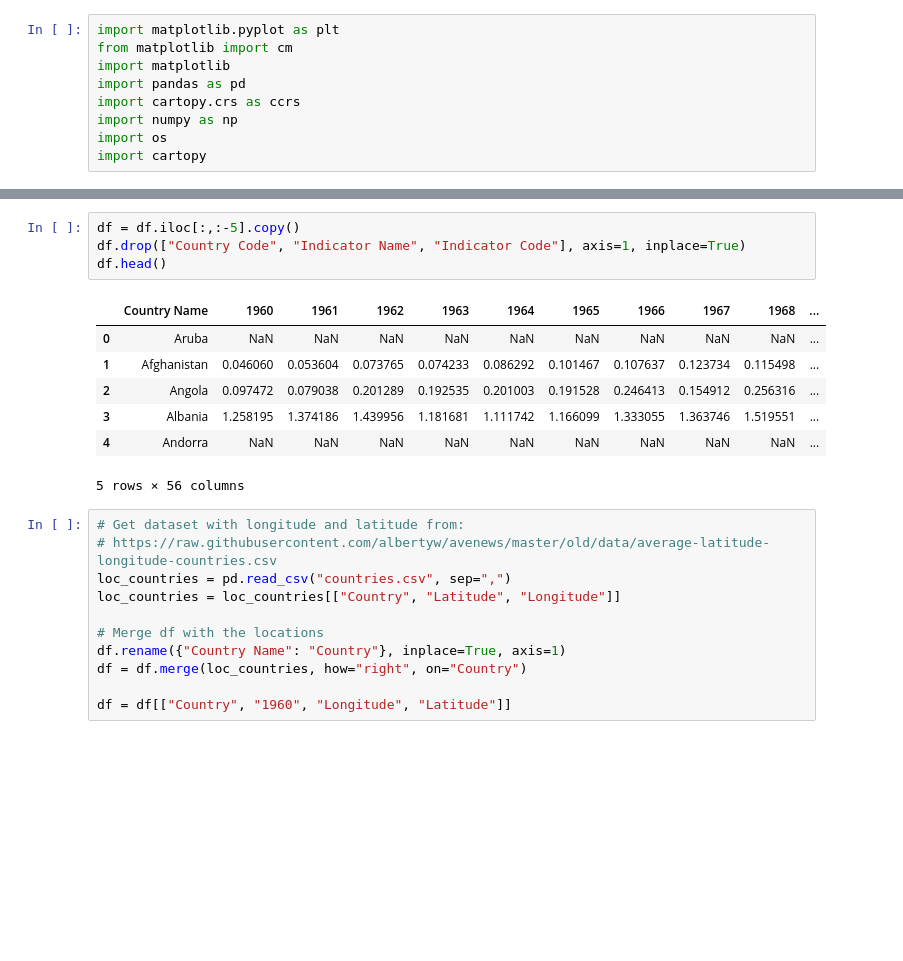
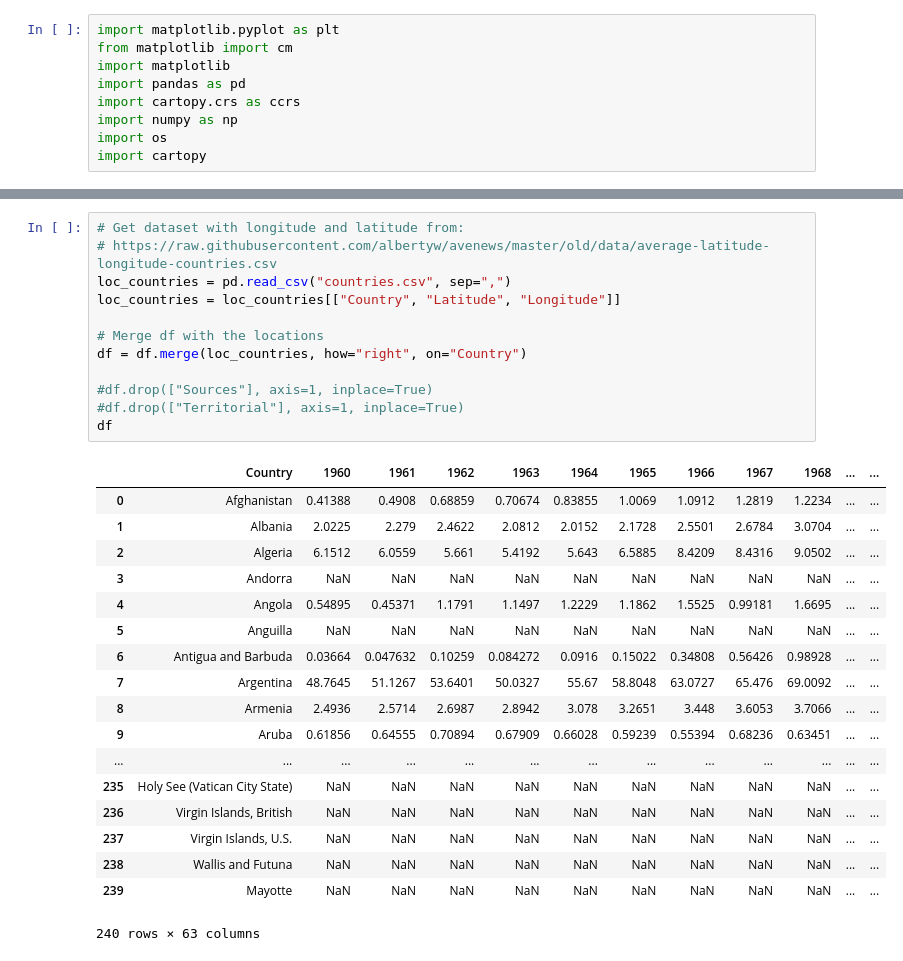
Before and after one commit to pabloacera/earth_CO2, a Jupyter notebook: earth_CO2.ipynb, the cells around one changed output, grey strips where cells are left out. Cells and saved outputs as stored; diff of their text form; blank space fills up the shorter version.

```diff
--- a/earth_CO2.ipynb
+++ b/earth_CO2.ipynb
@@ -71,24 +86,32 @@ Length: 264, dtype: int64
-# %%
-df = df.iloc[:,:-5].copy()
-df.drop(["Country Code", "Indicator Name", "Indicator Code"], axis=1, inplace=True)
-df.head()
-# %% [output]
-|  | Country Name | 1960 | 1961 | 1962 | 1963 | 1964 | 1965 | 1966 | 1967 | 1968 | ... |
-| 0 | Aruba | NaN | NaN | NaN | NaN | NaN | NaN | NaN | NaN | NaN | ... |
-| 1 | Afghanistan | 0.046060 | 0.053604 | 0.073765 | 0.074233 | 0.086292 | 0.101467 | 0.107637 | 0.123734 | 0.115498 | ... |
-| 2 | Angola | 0.097472 | 0.079038 | 0.201289 | 0.192535 | 0.201003 | 0.191528 | 0.246413 | 0.154912 | 0.256316 | ... |
-| 3 | Albania | 1.258195 | 1.374186 | 1.439956 | 1.181681 | 1.111742 | 1.166099 | 1.333055 | 1.363746 | 1.519551 | ... |
-| 4 | Andorra | NaN | NaN | NaN | NaN | NaN | NaN | NaN | NaN | NaN | ... |
-5 rows × 56 columns
 # %%
 # Get dataset with longitude and latitude from:
 # https://raw.githubusercontent.com/albertyw/avenews/master/old/data/average-latitude-longitude-countries.csv
 loc_countries = pd.read_csv("countries.csv", sep=",")
 loc_countries = loc_countries[["Country", "Latitude", "Longitude"]]
 
 # Merge df with the locations
-df.rename({"Country Name": "Country"}, inplace=True, axis=1)
 df = df.merge(loc_countries, how="right", on="Country")
 
-df = df[["Country", "1960", "Longitude", "Latitude"]]
+#df.drop(["Sources"], axis=1, inplace=True)
+#df.drop(["Territorial"], axis=1, inplace=True)
+df
+# %% [output]
+|  | Country | 1960 | 1961 | 1962 | 1963 | 1964 | 1965 | 1966 | 1967 | 1968 | ... | ... |
+| 0 | Afghanistan | 0.41388 | 0.4908 | 0.68859 | 0.70674 | 0.83855 | 1.0069 | 1.0912 | 1.2819 | 1.2234 | ... | ... |
+| 1 | Albania | 2.0225 | 2.279 | 2.4622 | 2.0812 | 2.0152 | 2.1728 | 2.5501 | 2.6784 | 3.0704 | ... | ... |
+| 2 | Algeria | 6.1512 | 6.0559 | 5.661 | 5.4192 | 5.643 | 6.5885 | 8.4209 | 8.4316 | 9.0502 | ... | ... |
+| 3 | Andorra | NaN | NaN | NaN | NaN | NaN | NaN | NaN | NaN | NaN | ... | ... |
+| 4 | Angola | 0.54895 | 0.45371 | 1.1791 | 1.1497 | 1.2229 | 1.1862 | 1.5525 | 0.99181 | 1.6695 | ... | ... |
+| 5 | Anguilla | NaN | NaN | NaN | NaN | NaN | NaN | NaN | NaN | NaN | ... | ... |
+| 6 | Antigua and Barbuda | 0.03664 | 0.047632 | 0.10259 | 0.084272 | 0.0916 | 0.15022 | 0.34808 | 0.56426 | 0.98928 | ... | ... |
+| 7 | Argentina | 48.7645 | 51.1267 | 53.6401 | 50.0327 | 55.67 | 58.8048 | 63.0727 | 65.476 | 69.0092 | ... | ... |
+| 8 | Armenia | 2.4936 | 2.5714 | 2.6987 | 2.8942 | 3.078 | 3.2651 | 3.448 | 3.6053 | 3.7066 | ... | ... |
+| 9 | Aruba | 0.61856 | 0.64555 | 0.70894 | 0.67909 | 0.66028 | 0.59239 | 0.55394 | 0.68236 | 0.63451 | ... | ... |
+| ... | ... | ... | ... | ... | ... | ... | ... | ... | ... | ... | ... | ... |
+| 235 | Holy See (Vatican City State) | NaN | NaN | NaN | NaN | NaN | NaN | NaN | NaN | NaN | ... | ... |
+| 236 | Virgin Islands, British | NaN | NaN | NaN | NaN | NaN | NaN | NaN | NaN | NaN | ... | ... |
+| 237 | Virgin Islands, U.S. | NaN | NaN | NaN | NaN | NaN | NaN | NaN | NaN | NaN | ... | ... |
+| 238 | Wallis and Futuna | NaN | NaN | NaN | NaN | NaN | NaN | NaN | NaN | NaN | ... | ... |
+| 239 | Mayotte | NaN | NaN | NaN | NaN | NaN | NaN | NaN | NaN | NaN | ... | ... |
+240 rows × 63 columns
 # %%
```
Also changed, not shown: parts of 8 cells of this notebook.
